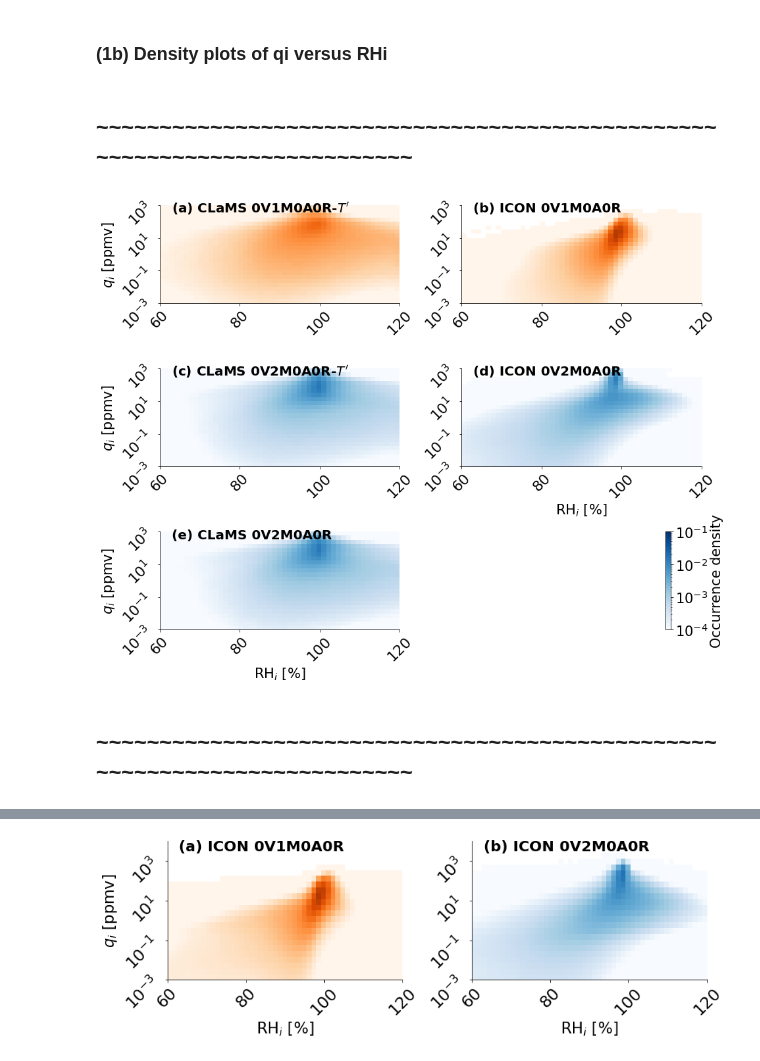
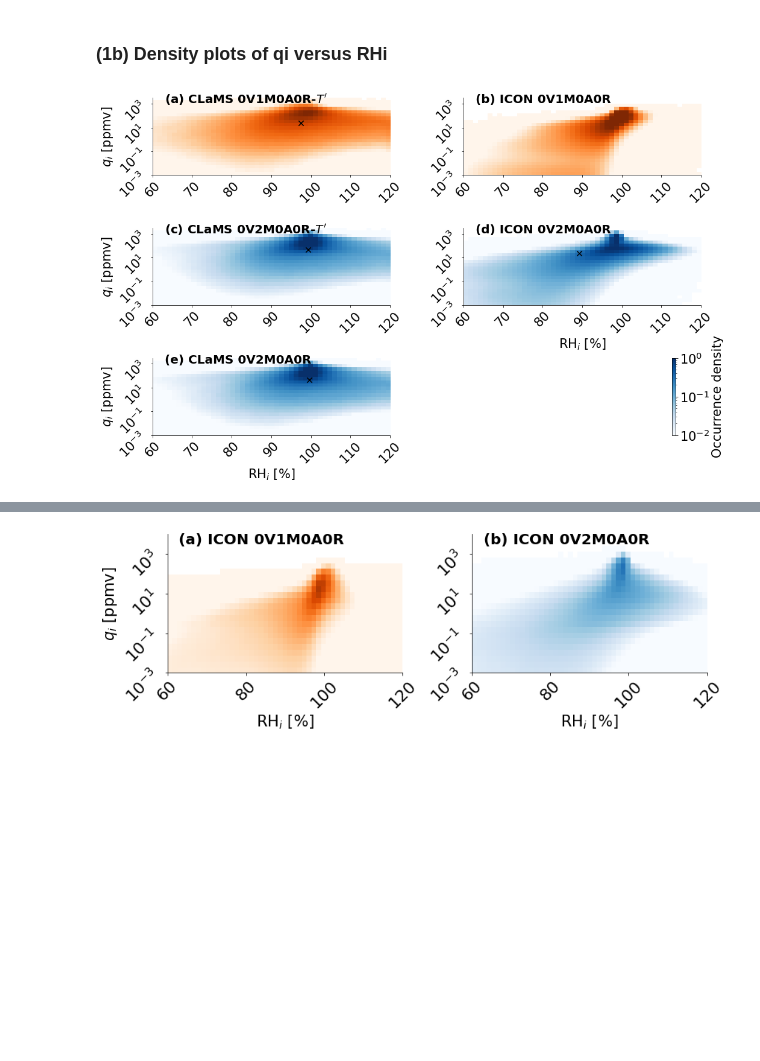
Before and after one commit to sylviasullivan/ice-microp-rad, a Jupyter notebook: Analysis2_article2.ipynb, the cells around one changed output, grey strips where cells are left out. Drawn from its saved outputs; the diff is of its cells as text; code cells hidden in the pictures; blank space fills up the shorter version.

```diff
--- a/Analysis2_article2.ipynb
+++ b/Analysis2_article2.ipynb
@@ -250,9 +232,9 @@ plt.show()
 # %% [markdown]
 ### (1c) Ice microphysical process histograms
 # %%
-basedir = '/scratch/b/b380873/traj_pp/'
-names = [ 'het-hom-pre-CLAMS-Tf_0V1M0A0R.nc', 'qsed-ICON_0V1M0A0R.nc',
-          'het-hom-pre-CLAMS-Tf_0V2M0A0R.nc', 'qsed-ICON_0V2M0A0R.nc',
+basedir = '/work/bb1018/b380873/traj_output/traj_pp/'
+names = [ 'het-hom-pre-CLAMS-Tf_0V1M0A0R.nc', #'qsed-ICON_0V1M0A0R.nc',
+          'het-hom-pre-CLAMS-Tf_0V2M0A0R.nc', #'qsed-ICON_0V2M0A0R.nc',
           'het-hom-pre-CLAMS_0V2M0A0R.nc']
 datasets = []
 for n in names:
@@ -350,0 +284,13 @@ densityPlot( '_insitu', 'T', 190, 205, 35, 'qi', -5, 3.5, 15, 10**(-1.8), flight
+# %%
+basedir = '/work/bb1018/b380873/traj_output/traj_pp/'
+basedir2 = '/work/bb1018/b380873/tropic_vis/obs/'
+
+names = [ 'qiNi-TRHi-2Dh-CLAMS-Tf_0V1M0A0R.nc', 'qiNi-TRHi-2Dh-ICON_0V1M0A0R.nc',
+          'qiNi-TRHi-2Dh-CLAMS-Tf_0V2M0A0R.nc', 'qiNi-TRHi-2Dh-ICON_0V2M0A0R.nc',
+          'qiNi-TRHi-2Dh-CLAMS_0V2M0A0R.nc', 'stratoclim2017.geophysika.0808_1_hist.nc' ]
+bd = [ basedir ] * 5 + [ basedir2 ]
+
+datasets = []
+for n, b in zip(names, bd):
+    d = xr.open_dataset( b + n )
+    datasets.append( d )
@@ -448,59 +421,47 @@ print(len(diff[np.abs(diff)>1]))
 # %% [markdown]
 ### (1b) Density plots of qi versus RHi
-# %% [markdown]
-## ~~~~~~~~~~~~~~~~~~~~~~~~~~~~~~~~~~~~~~~~~~~~~~~~~~~~~~~~~~~~~~~~~~~~~~~~~~
 # %%
 # Plot the density of ice mass mixing ratio values against RHi for all times
 fs = 18
-fig, ax = plt.subplots( nrows=3, ncols=2, figsize=(13.5,10.5) )
+fig, ax = plt.subplots( nrows=3, ncols=2, figsize=(15,9) )
 n = 50
 m = 25
 ymin = -3
-ymax = 3
+ymax = 3.5
 xmin = 60
 xmax = 120
 
-directories = [ 'traj_CLAMS-Tf_0V1M0A0R', 'traj_ICON_0V1M0A0R', 'traj_CLAMS-Tf_0V2M0A0R',  'traj_ICON_0V2M0A0R', 'traj_CLAMS_0V2M0A0R' ]
-timepoints = [ 1350, 1350, 450, 450, 450 ]
-clams_boolean = [ True, False, True, False, True ]
+
 lbl = [ r"(a) CLaMS 0V1M0A0R-$T'$", '(b) ICON 0V1M0A0R', r"(c) CLaMS 0V2M0A0R-$T'$", '(d) ICON 0V2M0A0R', '(e) CLaMS 0V2M0A0R' ]
 farbe = [ cm.Oranges, cm.Oranges, cm.Blues, cm.Blues, cm.Blues ]
-for d, tp, b, a, l, f in zip( directories, timepoints, clams_boolean, ax.reshape(-1), lbl, farbe ):
-    ## To recalculate the values being loaded, uncomment the lines below
-    #xx, rhrh, i = read_iwctraj( d, tp, b )
-    #yy = np.log10( i )
-    #g = np.stack((xx, rhrh, i))
-    ##np.save('output/qi-RHi-T_' + d + '.npy',g)
+for d, a, l, f, j in zip( datasets, ax.reshape(-1), lbl, farbe, np.arange(5) ):
+    h = a.imshow( d['qiRHih_outflow'], origin='lower', cmap=f, extent=[60, 120, -3, 3.5], aspect=3,
+                 norm=colors.LogNorm(vmin=10**(-2),vmax=1) )
+    ym, _, xm, _ = centroids( 'qiRHih_outflow', j )
+    # First and third outputs are means. Second and fourth are medians.
+    a.scatter( xm, np.log10(ym), marker='x', color='k', s=70, zorder=10 )
+    a.axis( [xmin, xmax, ymin, ymax] )
 
-    xx = np.load('output/qi-RHi-T_' + d + '.npy')
-    yy = np.log10( xx[2] )
-    xx = xx[1]
-    wgts = np.ones_like(xx) / float(len(xx))
-    h = a.hist2d( x=xx, y=yy, cmap=f, bins=[np.linspace(xmin,xmax,n), np.linspace(ymin,ymax,m)], weights=wgts,
-                 norm=colors.LogNorm(vmin=10**(-4),vmax=10**(-1)) )
-                 #norm=colors.Normalize(vmin=0,vmax=10**(-2.2)) )
-    a.axis( [xmin, xmax, ymin, ymax] )
     a.set_yticks([ymin, ymin+2, ymin+4, ymin+6])
-    a.set_yticklabels([r'10$^{-3}$', r'10$^{-1}$', r'10$^1$', r'10$^{3}$'])
+    a.set_yticklabels([r'10$^{-3}$', r'10$^{-1}$', r'10$^{:1d}$'.format(ymin+4),
+                       r'10$^{:1d}$'.format(ymin+6)])
     a.text(0.05, 0.93, l, weight='bold', fontsize=fs+2, transform=a.transAxes)
-    sexy_axes(a, fs+4)
+    sexy_axes(a, fs+3)
 
 ax[0,0].set_ylabel(r"$q_i$ [ppmv]", fontsize=fs+3)
 ax[1,0].set_ylabel(r"$q_i$ [ppmv]", fontsize=fs+3)
 ax[1,1].set_xlabel(r"RH$_i$ [%]", fontsize=fs+3)
 ax[2,0].set_ylabel(r"$q_i$ [ppmv]", fontsize=fs+3)
 ax[2,0].set_xlabel(r"RH$_i$ [%]", fontsize=fs+3)
 
-cb = fig.colorbar(h[3], ax=ax[2,1])
+cb = fig.colorbar(h, ax=ax[2,1])
 cb.ax.tick_params(labelsize=fs+3)
 cb.ax.set_ylabel('Occurrence density', fontsize=fs+3)
 
 ax[2,1].set_visible('')
 plt.tight_layout()
 
 #fig.savefig('output/CLaMS-ICON-qi-RHi-density-norm.pdf', bbox_inches='tight')
 plt.show()
 # %% [output]
-[figure, old version]
+[figure, new version]
-# %% [markdown]
-## ~~~~~~~~~~~~~~~~~~~~~~~~~~~~~~~~~~~~~~~~~~~~~~~~~~~~~~~~~~~~~~~~~~~~~~~~~~
```
Also changed, not shown: parts of 25 cells of this notebook, 9 other files.
